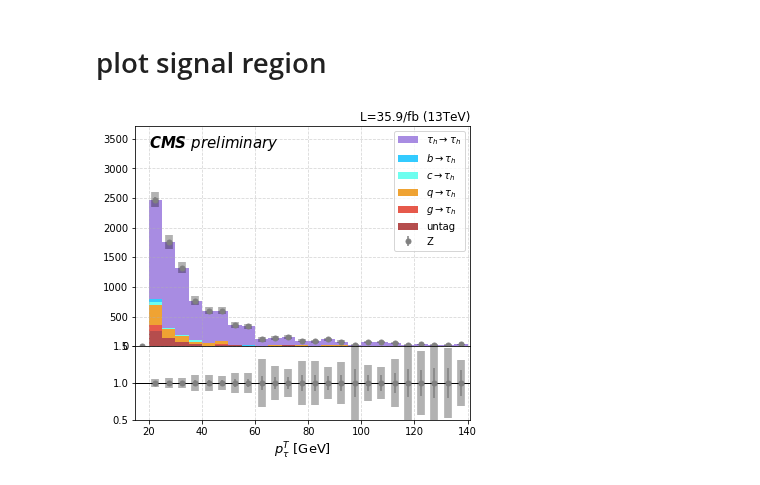
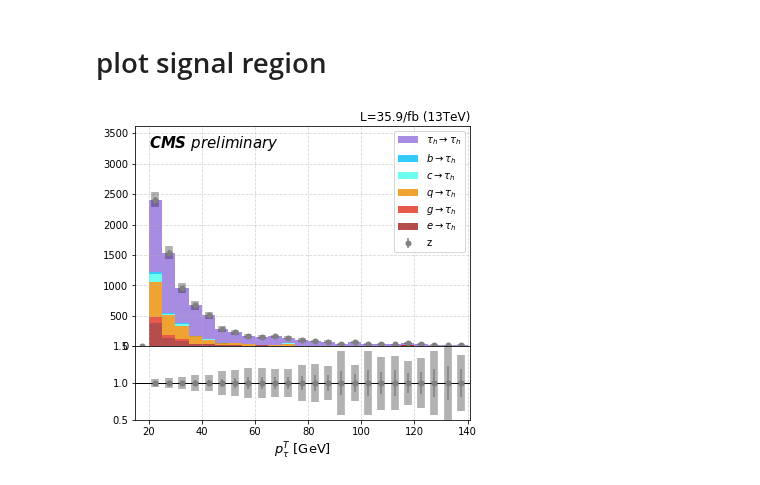
Before and after one commit to ZihengChen/WBranchingFaction, a Jupyter notebook: notebooks/studies/misid_plot.ipynb, the cells around one changed output. Saved outputs shown, nothing was run; the diff lists cells and outputs as text; code cells hidden in the pictures.

```diff
--- a/notebooks/studies/misid_plot.ipynb
+++ b/notebooks/studies/misid_plot.ipynb
@@ -144,32 +149,32 @@ def decaymodeBreakdown():
 # %% [markdown]
 # plot signal region
 # %%
-selection,nbjet,njet = 'mutau','==0','>=2'
+selection,nbjet,njet = 'etau','==0','>=2'
 temp = DFCutter(selection,nbjet=nbjet,name='mcz',njet=njet).getDataFrame(variation="")
 # %%
-from utility_dfplotter import *
+# from utility_dfplotter import *
 
 #temp = temp.query('genCategory==16')
 fq = temp.query('tauGenFlavor<4 and tauGenFlavor>0')
 fc = temp.query('tauGenFlavor==4')
 fb = temp.query('tauGenFlavor==5')
 fg = temp.query('tauGenFlavor==21')
 ftau = temp.query('tauGenFlavor==15')
 fnan = temp.query('tauGenFlavor==26 or tauGenFlavor==0')
 
 dfList = [fnan,fg,fq,fc,fb,ftau,temp]
 
 v,a,b,step,xl = 'lepton2_pt',15,141,5,r'$p^T_\tau$ [GeV]'
 
 sk = ASingleKinematicPlot(v,a,b,step,dfList)
 sk.settingPlot(xl ,
-               ['untag', r"$g \rightarrow \tau_h$",
+               [r"$e \rightarrow \tau_h$", r"$g \rightarrow \tau_h$",
                 r"$q \rightarrow \tau_h$",
                 r"$c \rightarrow \tau_h$",r"$b \rightarrow \tau_h$",
-                r"$\tau_h\rightarrow \tau_h$","Z"],
+                r"$\tau_h\rightarrow \tau_h$","z"],
                 #["C0","C1", "C2", "C3", "C4", "C5",'k'])
                ["#a32020","#e0301e", "#eb8c00", "#49feec", "deepskyblue", "mediumpurple",'gray'])
 sk.makePlot()
 plt.savefig('../../plots/misid/{}/{}0_z.png'.format(selection,v),dpi=300)
 # %% [output]
-[figure, old version]
+[figure, new version]
```
Also changed, not shown: parts of 5 cells of this notebook, 2 other files.
